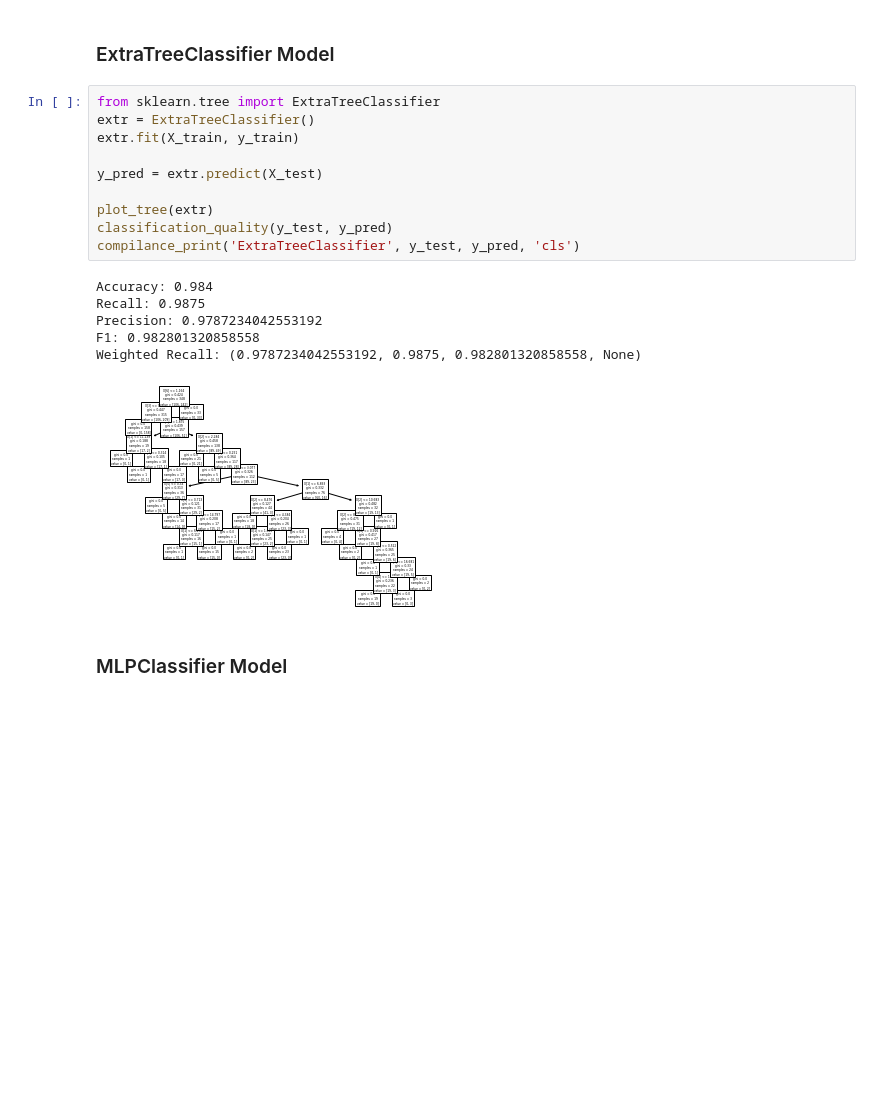
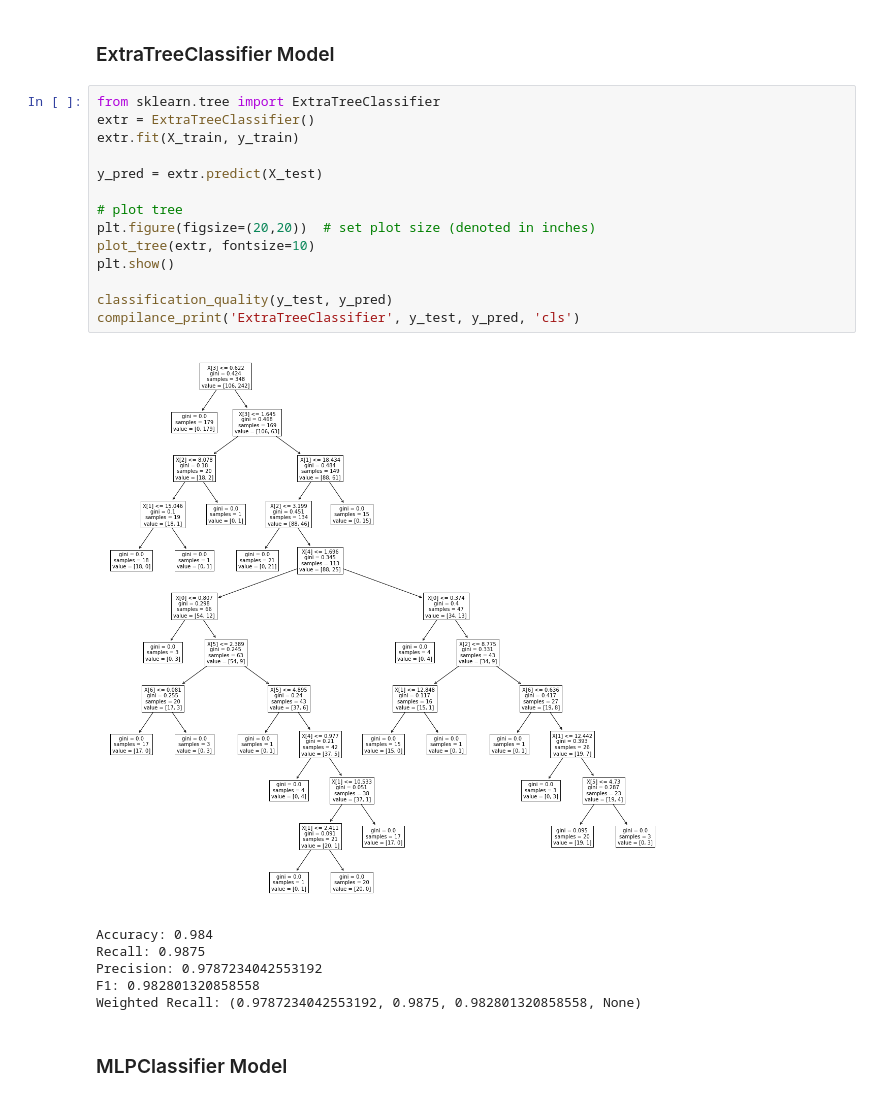
Before and after one commit to alexgiving/coursework_3, a Jupyter notebook: 3course.ipynb, the cells around one changed output. Saved outputs shown, nothing was run; the diff lists cells and outputs as text; blank space fills up the shorter version.

```diff
--- a/3course.ipynb
+++ b/3course.ipynb
@@ -391,20 +394,24 @@ Weighted Recall: (0.9787234042553192, 0.9875, 0.982801320858558, None)
 # %%
 from sklearn.tree import ExtraTreeClassifier
 extr = ExtraTreeClassifier()
 extr.fit(X_train, y_train)
 
 y_pred = extr.predict(X_test)
 
-plot_tree(extr)
+# plot tree
+plt.figure(figsize=(20,20))  # set plot size (denoted in inches)
+plot_tree(extr, fontsize=10)
+plt.show()
+
 classification_quality(y_test, y_pred)
 compilance_print('ExtraTreeClassifier', y_test, y_pred, 'cls')
 # %% [output]
+[figure, new version]
 Accuracy: 0.984
 Recall: 0.9875
 Precision: 0.9787234042553192
 F1: 0.982801320858558
 Weighted Recall: (0.9787234042553192, 0.9875, 0.982801320858558, None)
-[figure, old version]
 # %% [markdown]
 ### MLPClassifier Model
 # %%
```
Also changed, not shown: parts of 13 cells of this notebook, 1 other file.
